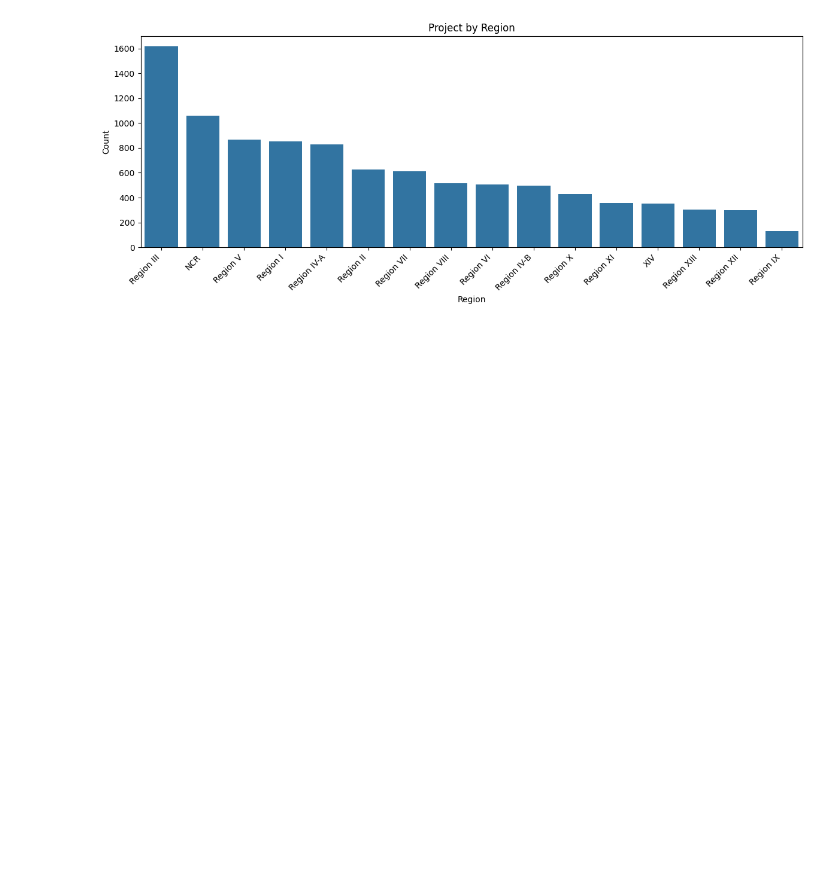
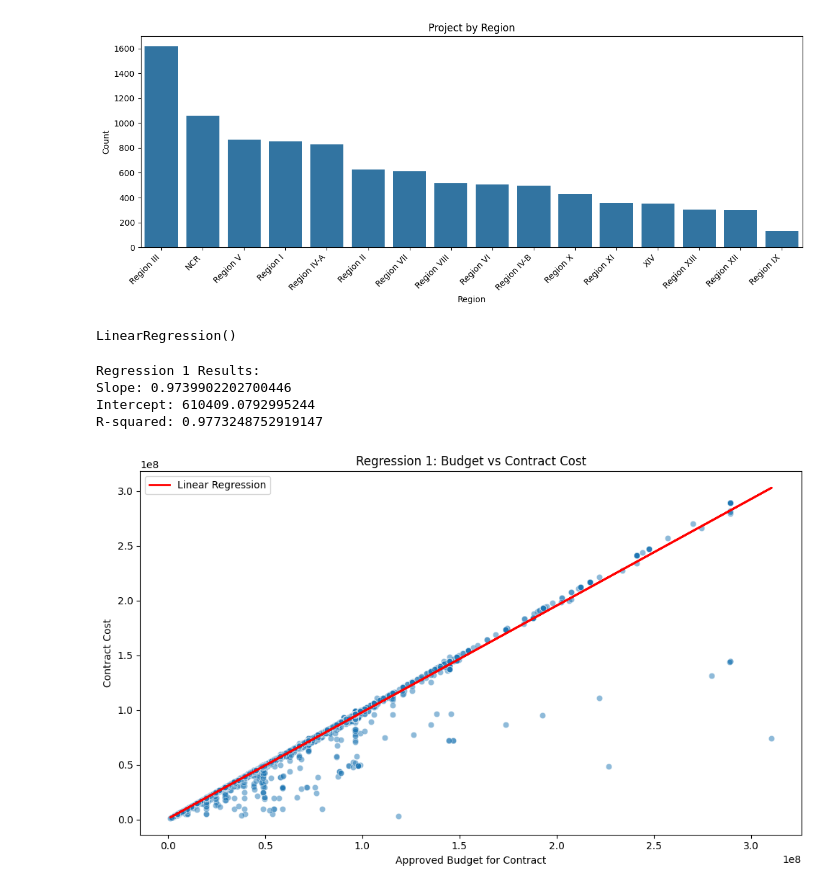
Before and after one commit to muhadma/DPWH-Flood-Control, a Jupyter notebook: main.ipynb, the cells around one changed output. Cells and saved outputs as stored; diff of their text form; code cells hidden in the pictures; blank space fills up the shorter version.

Commit message:
Did 3 Linear Regression Analysis for the DWPH Flood Control Project (Streamlit Final Project)

```diff
--- a/main.ipynb
+++ b/main.ipynb
@@ -97,0 +104,46 @@ plt.show()
+# %%
+# 2. Remove all rows with missing or invalid numeric values
+reg1 = data[['ApprovedBudgetForContract', 'ContractCost']].dropna()
+# %%
+# 3. Define X and Y AFTER cleaning
+X = reg1[['ApprovedBudgetForContract']]  # must be 2D for sklearn
+Y = reg1['ContractCost']
+# %%
+# 4. Build model
+from sklearn.linear_model import LinearRegression
+from sklearn.metrics import r2_score
+
+model1 = LinearRegression()
+model1.fit(X, Y)
+# %% [output]
+LinearRegression()
+# %%
+# 5. Predictions
+pred1 = model1.predict(X)
+# %%
+# 6. Metrics
+slope1 = model1.coef_[0]
+intercept1 = model1.intercept_
+r2_1 = r2_score(Y, pred1)
+
+print("Regression 1 Results:")
+print("Slope:", slope1)
+print("Intercept:", intercept1)
+print("R-squared:", r2_1)
+# %% [output]
+Regression 1 Results:
+Slope: 0.9739902202700446
+Intercept: 610409.0792995244
+R-squared: 0.9773248752919147
+# %%
+plt.figure(figsize=(10, 6))
+sns.scatterplot(x=reg1['ApprovedBudgetForContract'], y=reg1['ContractCost'], alpha=0.5)
+plt.plot(reg1['ApprovedBudgetForContract'], pred1, color='red', linewidth=2, label='Linear Regression')
+plt.xlabel("Approved Budget for Contract")
+plt.ylabel("Contract Cost")
+plt.title("Regression 1: Budget vs Contract Cost")
+plt.legend()
+plt.tight_layout()
+plt.show()
+# %% [output]
+[figure, added]
```
Also changed, not shown: parts of 21 cells of this notebook.
